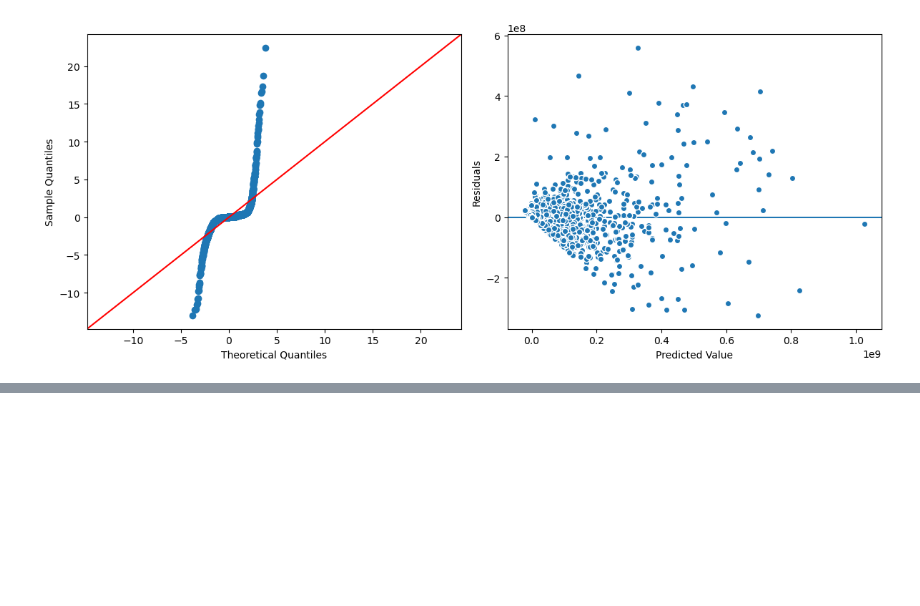
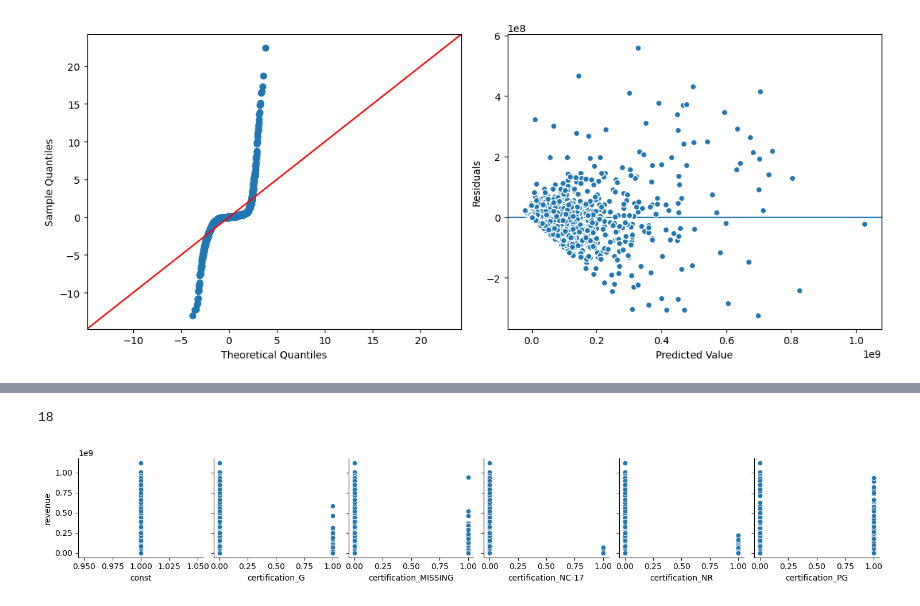
Before and after one commit to krisbarbier/SQL-Database-Creation-and-Python-Analysis, a Jupyter notebook: Project 3, Part 5 - Linear Regression Models.ipynb, the cells around one changed output, grey strips where cells are left out. Cells and saved outputs as stored; diff of their text form; code cells hidden in the pictures; blank space fills up the shorter version.

```diff
--- a/Project 3, Part 5 - Linear Regression Models.ipynb
+++ b/Project 3, Part 5 - Linear Regression Models.ipynb
@@ -491,0 +644,4 @@ evaluate_ols(result,X_train_df, y_train)
+# %%
+#Filter out movies that don't have financial data
+df = df.loc[(df['budget'] >0 ) & (df['revenue']>0)]
+df
@@ -491,0 +662,4 @@ evaluate_ols(result,X_train_df, y_train)
+# %%
+#Drop title and imdb_id
+df = df.drop(columns = ['title', 'imdb_id'])
+df.head()
@@ -491,0 +673,4 @@ evaluate_ols(result,X_train_df, y_train)
+# %%
+#Concatenating training data into plot_df
+plot_df = pd.concat([X_train_df,y_train],axis=1)
+plot_df
@@ -491,0 +691,12 @@ evaluate_ols(result,X_train_df, y_train)
+# %%
+## save plot_cols list to show (dropping genre from plot_df from pair_plot)
+genre_cols = [c for c in df.columns if c.startswith('Genre')]
+plot_cols = plot_df.drop(columns=['revenue',*genre_cols]).columns
+len(plot_cols)
+# %% [output]
+18
+# %%
+#Pairplot of first 6 cols
+sns.pairplot(data=plot_df, y_vars='revenue',x_vars=plot_cols[:6]);
+# %% [output]
+[figure, added]
```
Also changed, not shown: parts of 63 cells of this notebook.
